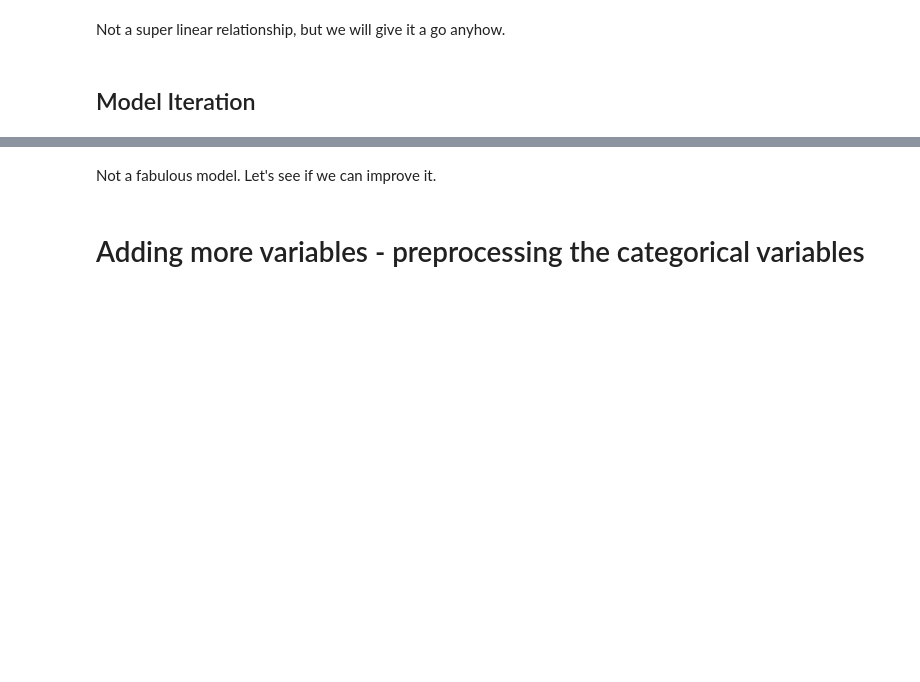
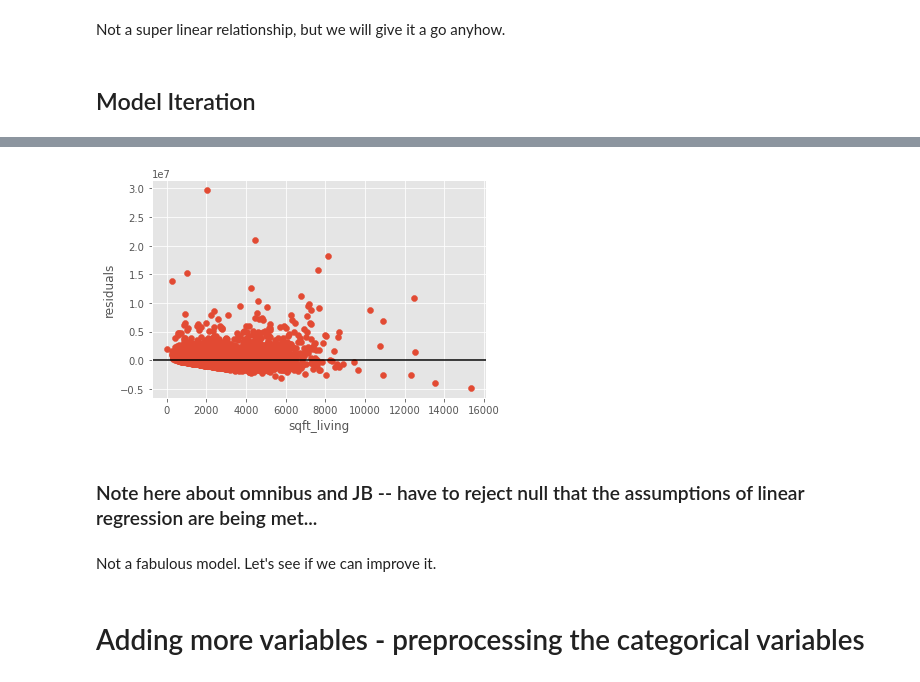
Before and after one commit to Bella3s/housing-analysis-project, a Jupyter notebook: housing_analysis.ipynb, the cells around one changed output, grey strips where cells are left out. Cells and saved outputs as stored; diff of their text form; code cells hidden in the pictures; blank space fills up the shorter version.

```diff
--- a/housing_analysis.ipynb
+++ b/housing_analysis.ipynb
@@ -349,3 +433,13 @@ The r-squared statistic is showing that this simple linear regression is explain
+# %%
+fig, ax = plt.subplots()
+ax.scatter(df['sqft_living'], results_simple.resid)
+ax.axhline(y=0, color='black')
+ax.set_xlabel('sqft_living')
+ax.set_ylabel('residuals');
+# %% [output]
+[figure, added]
+# %% [markdown]
+### Note here about omnibus and JB -- have to reject null that the assumptions of linear regression are being met...
 # %% [markdown]
 Not a fabulous model. Let's see if we can improve it.
 # %% [markdown]
```
Also changed, not shown: parts of 71 cells of this notebook.
